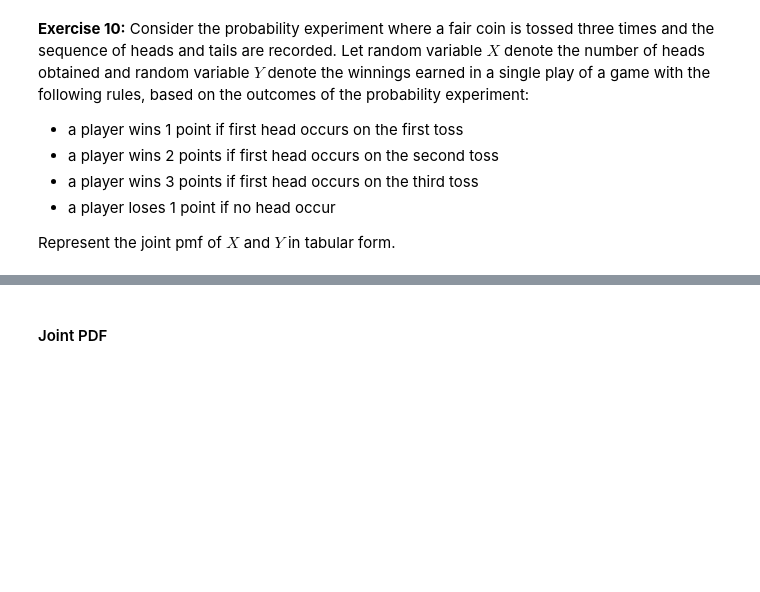
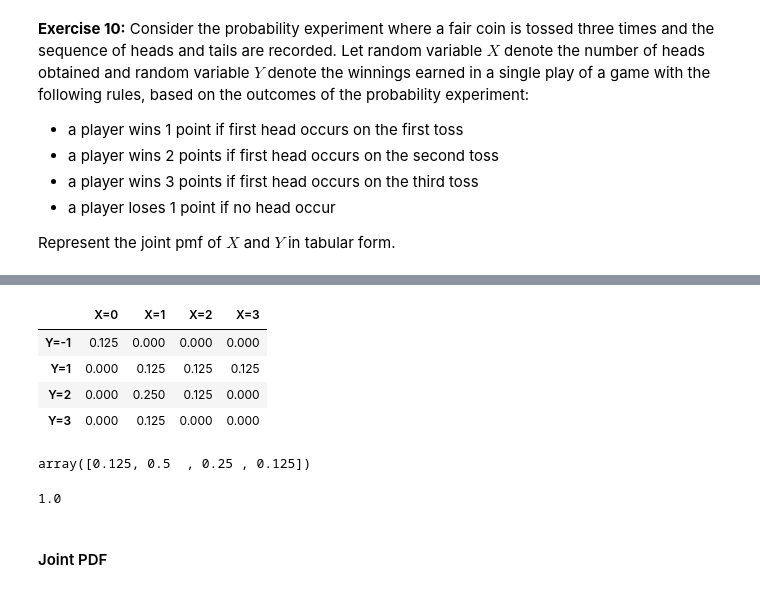
Before and after one commit to Shivank-sudo/Coursera-Specialization--Applied-Data-Science-using-Python-, a Jupyter notebook: M1_AST_01_Probability_Basics_A.ipynb, the cells around one changed output, grey strips where cells are left out. Drawn from its saved outputs; the diff is of its cells as text; code cells hidden in the pictures; blank space fills up the shorter version.

```diff
--- a/M1_AST_01_Probability_Basics_A.ipynb
+++ b/M1_AST_01_Probability_Basics_A.ipynb
@@ -709,9 +877,24 @@ df3.iloc[0,0] = 1/8    # P(X=0, Y=-1)  Cases when no heads has occur {TTT}
 # %%
 # For cases like, when first head occurs at first toss and number of heads occur is 0, the values will be 0, as no such outcomes are possible
 # YOUR CODE HERE to replace NaN with 0
+df3.fillna(0, inplace= True)
+df3
+# %% [output]
+|  | X=0 | X=1 | X=2 | X=3 |
+| Y=-1 | 0.125 | 0.000 | 0.000 | 0.000 |
+| Y=1 | 0.000 | 0.125 | 0.125 | 0.125 |
+| Y=2 | 0.000 | 0.250 | 0.125 | 0.000 |
+| Y=3 | 0.000 | 0.125 | 0.000 | 0.000 |
+# %%
+sum(df3.values)
+# %% [output]
+array([0.125, 0.5  , 0.25 , 0.125])
 # %%
 # Cross check the total of Joint PMF should be = 1
 # YOUR CODE HERE
+sum(sum(df3.values))
+# %% [output]
+1.0
 # %% [markdown]
 #### Joint PDF
 # %% [markdown]
```
Also changed, not shown: parts of 58 cells of this notebook.
